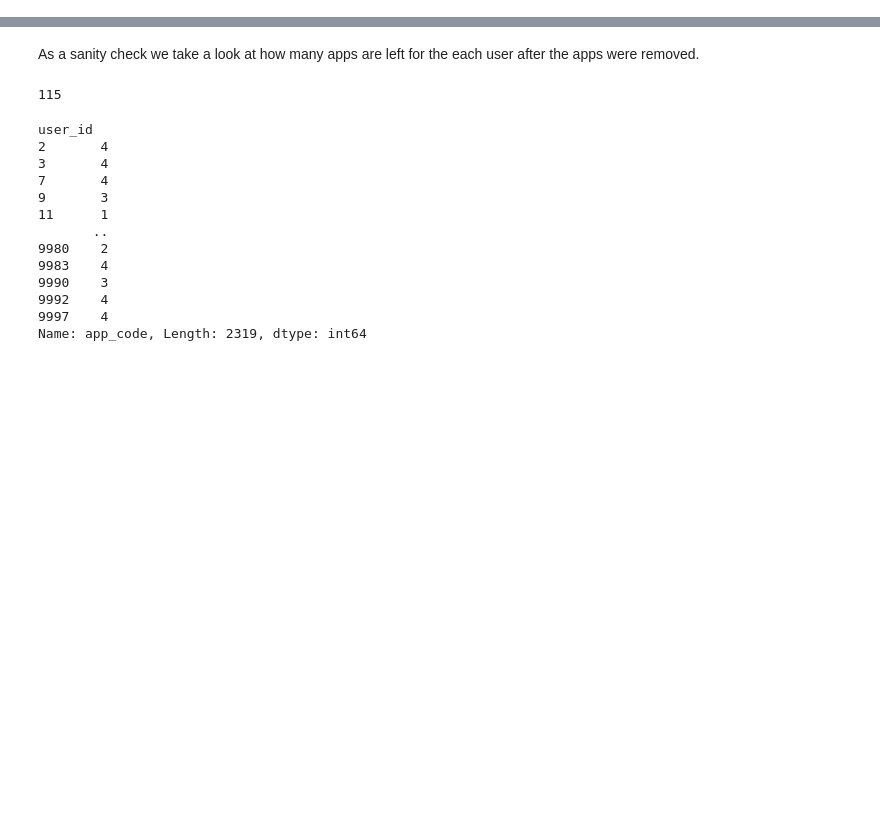
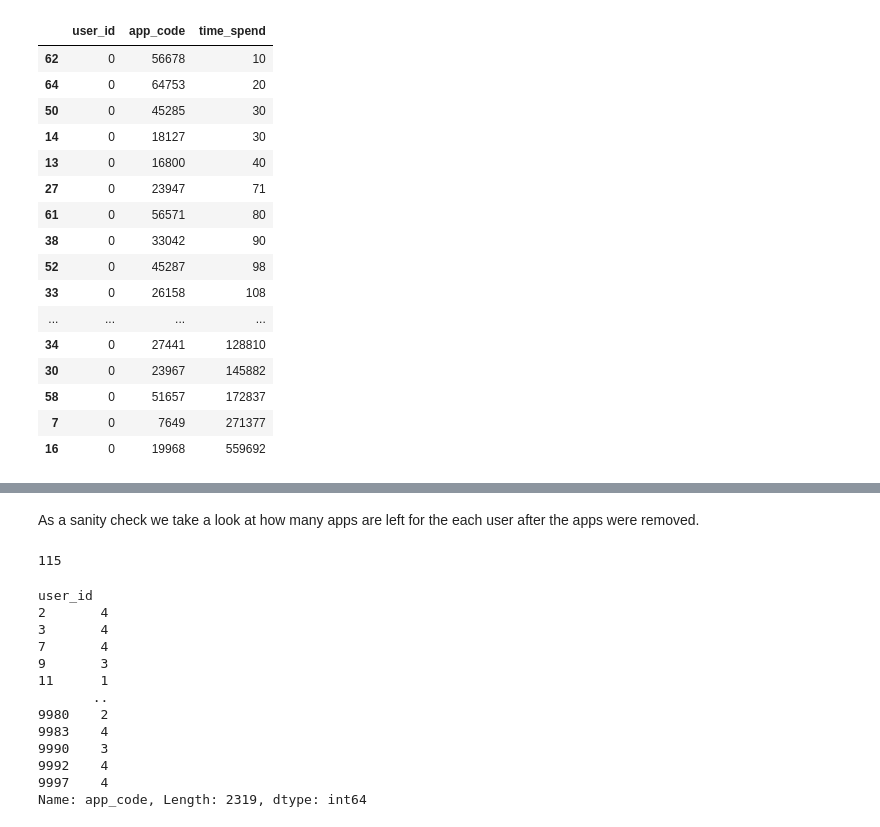
Before and after one commit to ClaraAndersen/motifs_and_competition_in_app_usage, a Jupyter notebook: removing_apps_based_on_coverage.ipynb, the cells around one changed output, grey strips where cells are left out. Saved outputs shown, nothing was run; the diff lists cells and outputs as text; code cells hidden in the pictures; blank space fills up the shorter version.

```diff
--- a/removing_apps_based_on_coverage.ipynb
+++ b/removing_apps_based_on_coverage.ipynb
@@ -42,0 +61,23 @@ cumulated_time_spend=data.groupby(["user_id","app_code"])\
+# %%
+test=data.groupby(["user_id","app_code"])\
+                    .agg({'time_spend':'sum'})['time_spend']
+test=test.reset_index()
+test[test.user_id==0].sort_values('time_spend')
+# %% [output]
+|  | user_id | app_code | time_spend |
+| 62 | 0 | 56678 | 10 |
+| 64 | 0 | 64753 | 20 |
+| 50 | 0 | 45285 | 30 |
+| 14 | 0 | 18127 | 30 |
+| 13 | 0 | 16800 | 40 |
+| 27 | 0 | 23947 | 71 |
+| 61 | 0 | 56571 | 80 |
+| 38 | 0 | 33042 | 90 |
+| 52 | 0 | 45287 | 98 |
+| 33 | 0 | 26158 | 108 |
+| ... | ... | ... | ... |
+| 34 | 0 | 27441 | 128810 |
+| 30 | 0 | 23967 | 145882 |
+| 58 | 0 | 51657 | 172837 |
+| 7 | 0 | 7649 | 271377 |
+| 16 | 0 | 19968 | 559692 |
```
Also changed, not shown: parts of 9 cells of this notebook, 6 other files.
